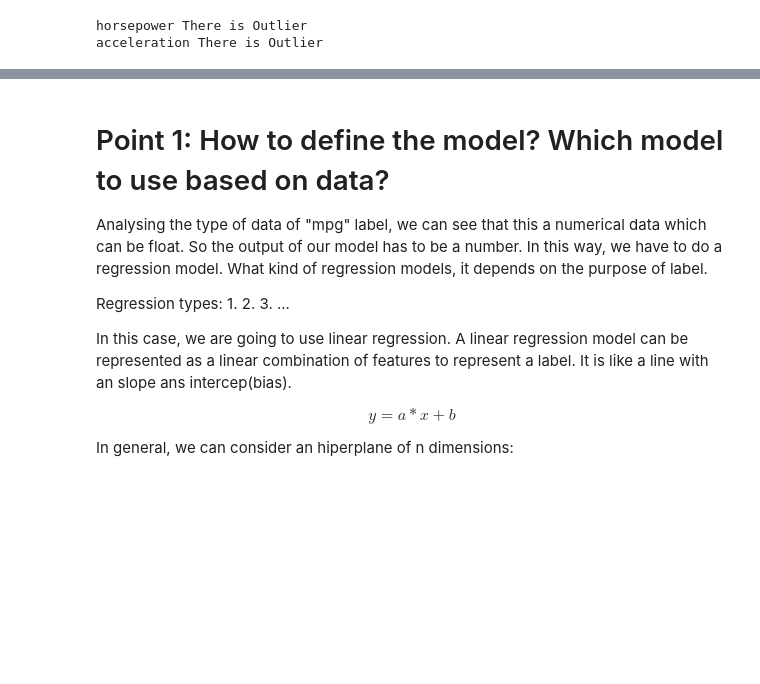
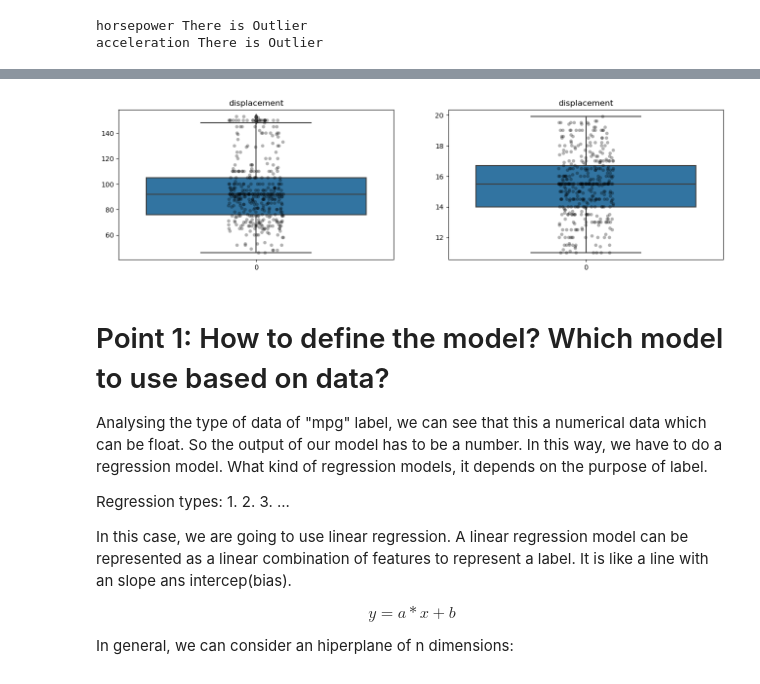
Before and after one commit to yonkeenn/LinearRegression, a Jupyter notebook: LinearRegression.ipynb, the cells around one changed output, grey strips where cells are left out. Cells and saved outputs as stored; diff of their text form; code cells hidden in the pictures; blank space fills up the shorter version.

```diff
--- a/LinearRegression.ipynb
+++ b/LinearRegression.ipynb
@@ -326,10 +324,0 @@ df.select_dtypes("number")
-# %%
-x = 0
-plt.figure(figsize=(16, 4))
-for i in df.select_dtypes("number"):
-    x += 1
-    plt.subplot(1, 8, x)
-    sns.boxplot(data=df[i])
-    plt.title(i)
-
-plt.show()
@@ -338,28 +325,19 @@ plt.show()
 # %%
 # Removing outliers
-def remove_outlier(df):
+def remove_outlier(df, outliers):
     """
     df: dataframe
+    outliers: outliers
     """
 
-    num_features_new = list(filter(lambda col: len(df[col].value_counts()) > 2, df.select_dtypes(include = np.number).columns))
-    outliers = []
-    for col in num_features_new:
-        first_q = np.percentile(df[col], 25)
-        third_q = np.percentile(df[col], 75)
-        IQR = 1.5*(third_q - first_q)
-        minimum = first_q - IQR
-        maximum = third_q + IQR
-
-        if(minimum > np.min(df[col]) or maximum < np.max(df[col])):
-            outliers.append(col)
     print("The outliers are :", outliers)
 
-    print("Removing outliers ...(5)")
+    print("Removing outliers ......")
     for col in outliers:
         first_q = np.percentile(df[col], 25)
         third_q = np.percentile(df[col], 75)
-        IQR = 1.5*(third_q - first_q)
+        #IQR = 1.5*(third_q - first_q)
+        IQR = (third_q - first_q)
         minimum = first_q - IQR
         maximum = third_q + IQR
 
@@ -371,6 +353,6 @@ def remove_outlier(df):
 # %%
-df = remove_outlier(df)
+df_new = remove_outlier(df, outliers)
 
-print("Size of the dataset:  %d" % df.shape[0])
-print("Number of variables: %d" % df.shape[1])
+print("Size of the dataset before remove outlier: {}".format(df.shape))
+print("Size of the dataset after remove outlier: {}".format(df_new.shape))
 df.head(10)
@@ -377,3 +375,14 @@ df.head(10)
+# %%
+# Checking more details about outliers:
+plt.figure(figsize=(16, 4))
+for count, feature in enumerate(outliers):
+    plt.subplot(1, len(outliers), count+1)
+    sns.boxplot(data = df_new[feature])
+    sns.stripplot(color = 'black', alpha = 0.3, data = df_new[feature])
+    plt.title(i)
+plt.show()
+# %% [output]
+[figure, added]
 # %% [markdown]
 # Point 1: How to define the model? Which model to use based on data?
 
```
Also changed, not shown: parts of 10 cells of this notebook, 2 other files.
